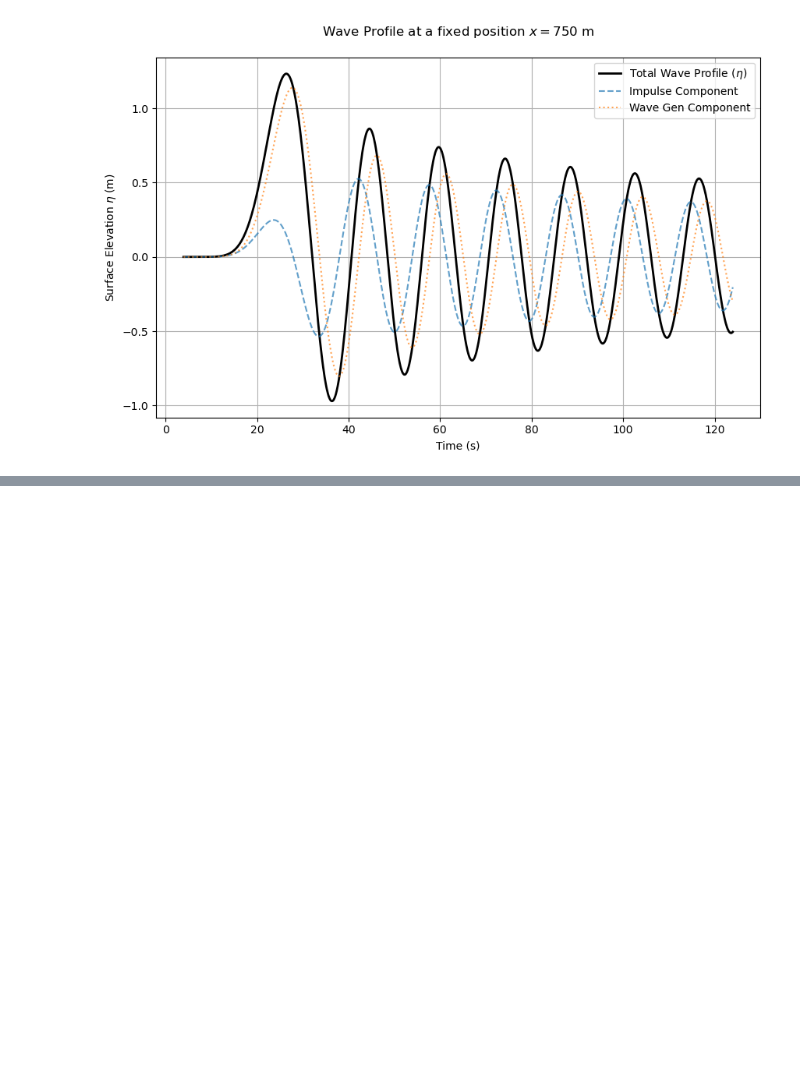
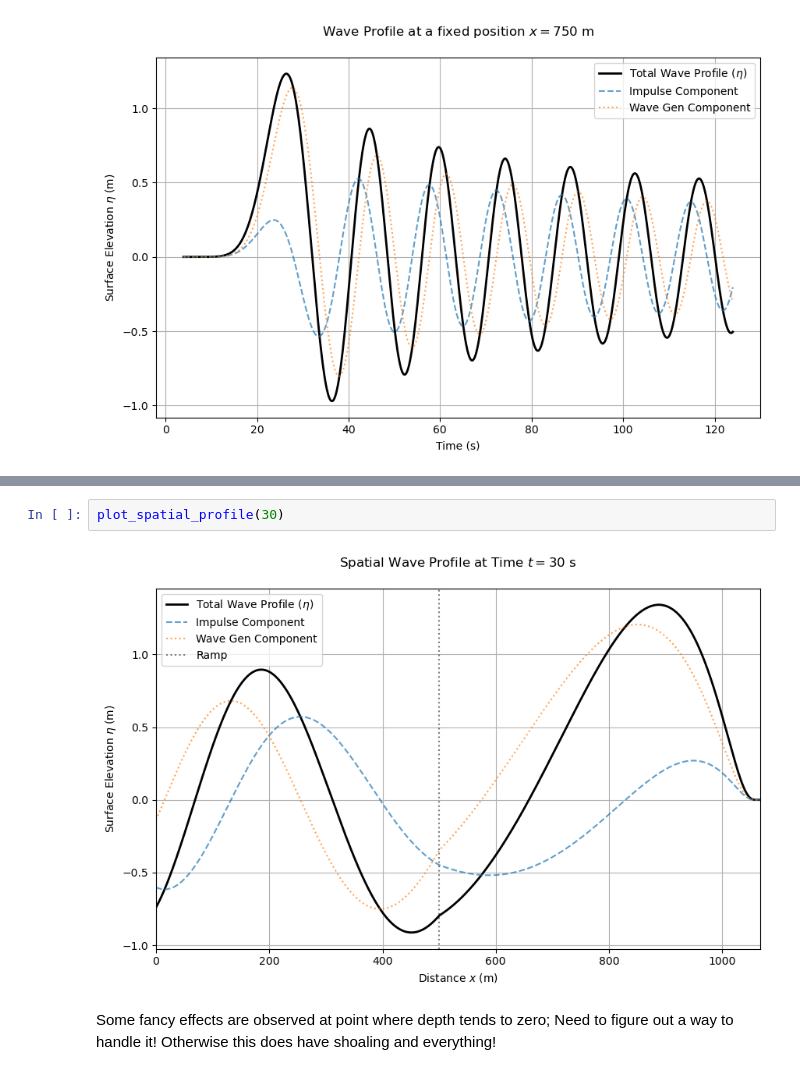
Before and after one commit to lifeispeaceful49/ShallowWater, a Jupyter notebook: analytical_sol.ipynb, the cells around one changed output, grey strips where cells are left out. Drawn from its saved outputs; the diff is of its cells as text; blank space fills up the shorter version.

```diff
--- a/analytical_sol.ipynb
+++ b/analytical_sol.ipynb
@@ -117,0 +196,6 @@ plot_wave_profile(750)
+# %%
+plot_spatial_profile(30)
+# %% [output]
+[figure, added]
+# %% [markdown]
+Some fancy effects are observed at point where depth tends to zero; Need to figure out a way to handle it! Otherwise this does have shoaling and everything!
```
Also changed, not shown: parts of 7 cells of this notebook.
